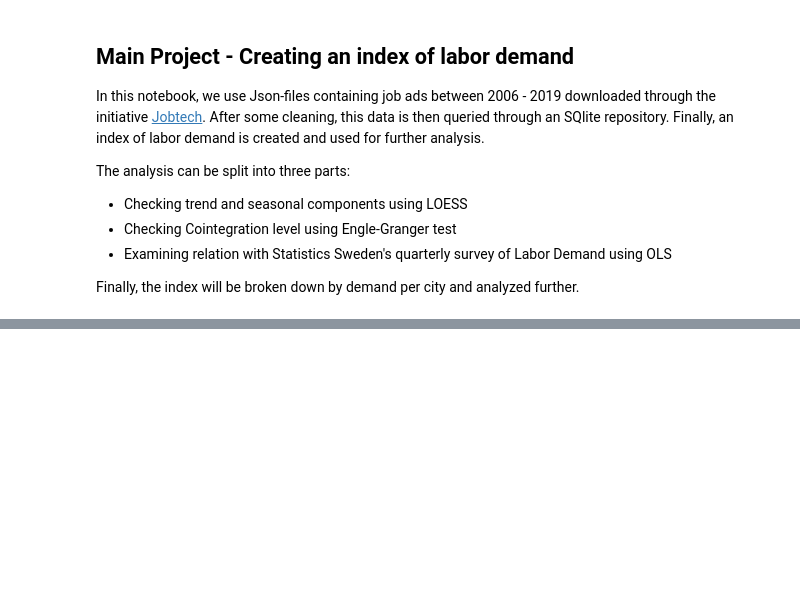
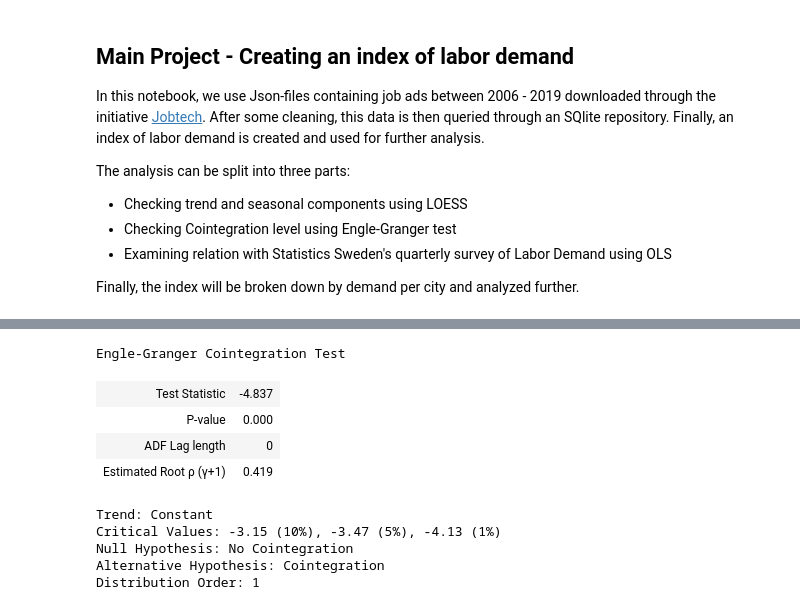
Before and after one commit to wilhelmakesson/Measuring_labor_demand, a Jupyter notebook: Main Project file.ipynb, the cells around one changed output, grey strips where cells are left out. Saved outputs shown, nothing was run; the diff lists cells and outputs as text; code cells hidden in the pictures; blank space fills up the shorter version.

```diff
--- a/Main Project file.ipynb
+++ b/Main Project file.ipynb
@@ -132,0 +300,14 @@ plt.show()
+# %%
+eg_test = engle_granger(job_df_q.iloc[:,1], job_df_q.iloc[:,0], trend="c")
+eg_test
+# %% [output]
+Engle-Granger Cointegration Test
+| Test Statistic | -4.837 |
+| P-value | 0.000 |
+| ADF Lag length | 0 |
+| Estimated Root ρ (γ+1) | 0.419 |
+Trend: Constant
+Critical Values: -3.15 (10%), -3.47 (5%), -4.13 (1%)
+Null Hypothesis: No Cointegration
+Alternative Hypothesis: Cointegration
+Distribution Order: 1
```
Also changed, not shown: parts of 26 cells of this notebook, 1 other file.
